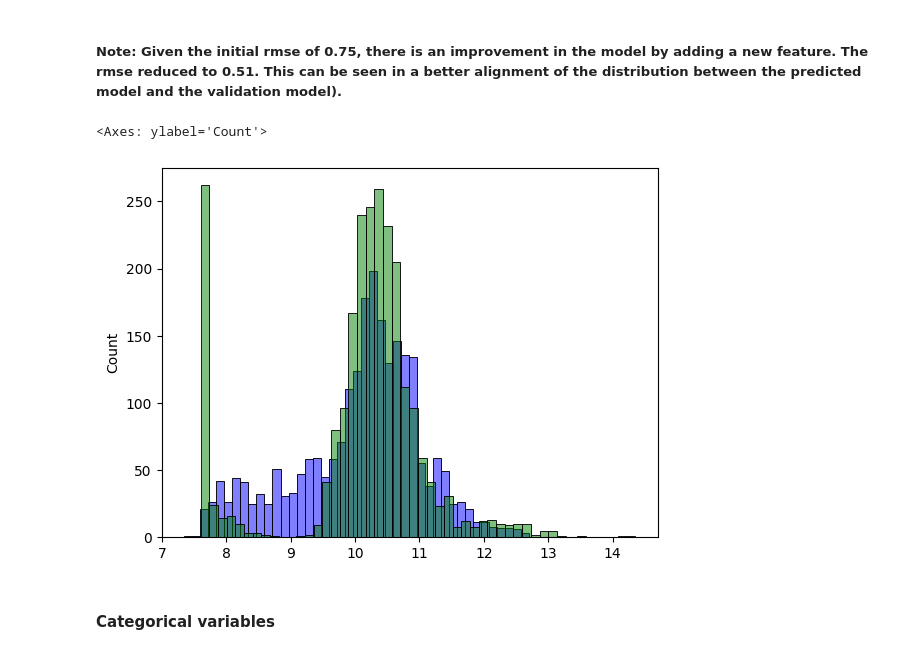
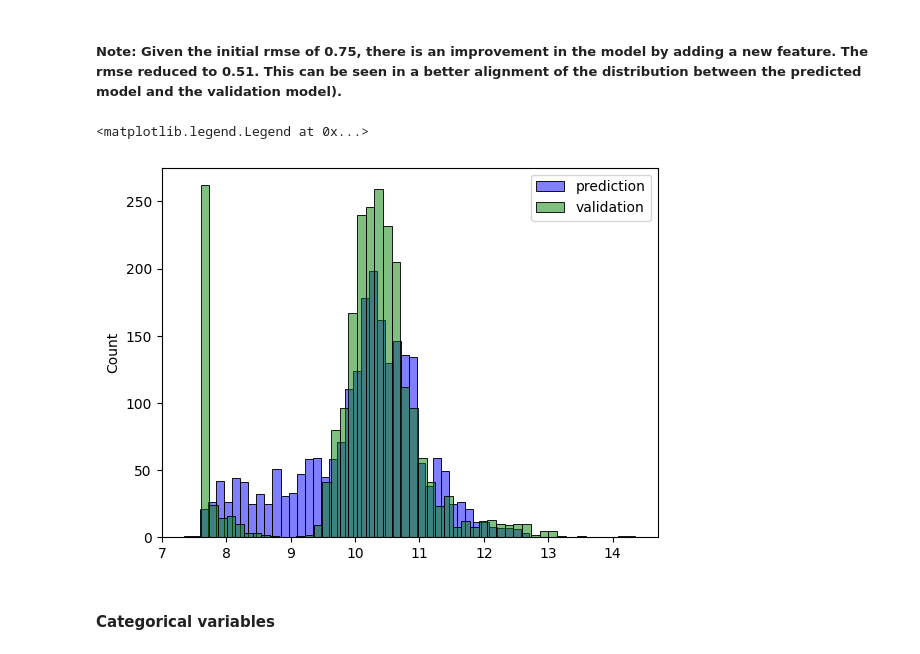
Before and after one commit to bankymondial/Machine-learning-zoomcamp-workspace, a Jupyter notebook: Machine Learning for Regression/Machine Learning for Regression.ipynb, the cells around one changed output. Drawn from its saved outputs; the diff is of its cells as text; code cells hidden in the pictures.

```diff
--- a/Machine Learning for Regression/Machine Learning for Regression.ipynb
+++ b/Machine Learning for Regression/Machine Learning for Regression.ipynb
@@ -617,11 +618,12 @@ np.float64(0.512385164444267)
 # %% [markdown]
 ##### Note: Given the initial rmse of 0.75, there is an improvement in the model by adding a new feature. The rmse reduced to 0.51. This can be seen in a better alignment of the distribution between the predicted model and the validation model).
 # %%
-sns.histplot(y_pred, alpha=0.5, bins = 50, color = 'blue')
-sns.histplot(y_val, alpha=0.5, bins = 50, color = 'green')
+sns.histplot(y_pred, alpha=0.5, label="prediction", bins = 50, color = 'blue')
+sns.histplot(y_val, alpha=0.5, label="validation", bins = 50, color = 'green')
+plt.legend()
 # %% [output]
-<Axes: ylabel='Count'>
+<matplotlib.legend.Legend at 0x...>
-[figure, old version]
+[figure, new version]
 # %% [markdown]
 #### Categorical variables
 # %%
```
Also changed, not shown: parts of 2 cells of this notebook, 1 other file.
